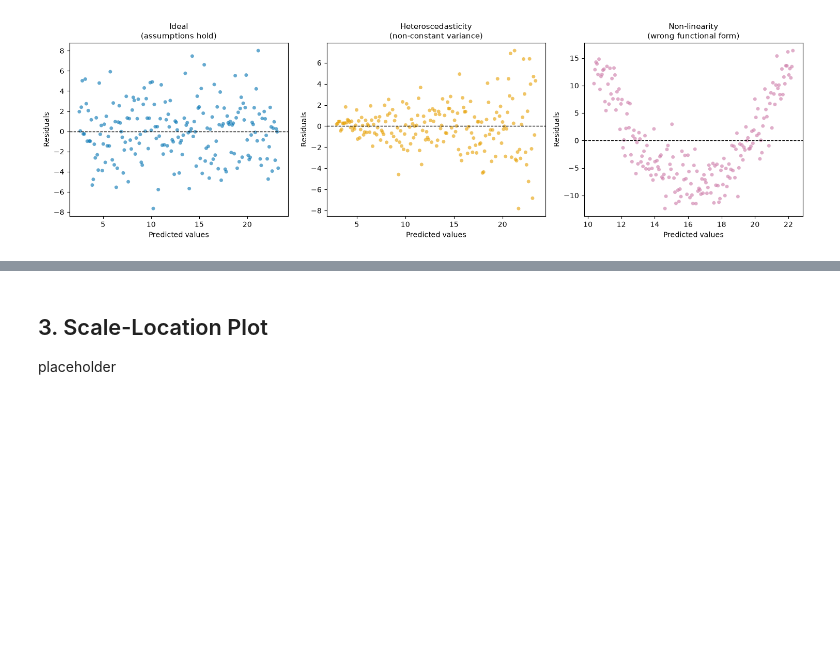
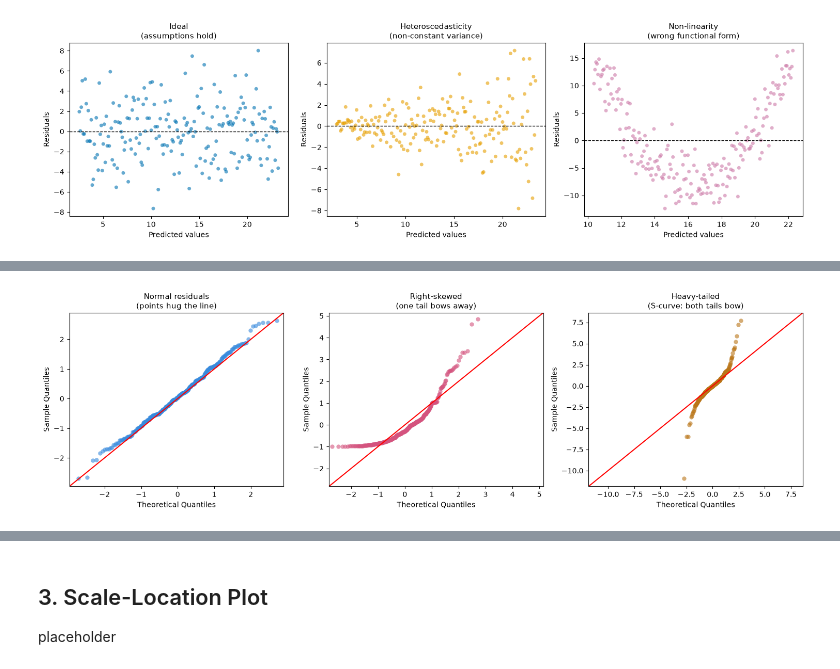
Before and after one commit to cisanta1029/intuition-builders, a Jupyter notebook: 02_regression_diagnostic.ipynb, the cells around one changed output, grey strips where cells are left out. Drawn from its saved outputs; the diff is of its cells as text; code cells hidden in the pictures; blank space fills up the shorter version.

```diff
--- a/02_regression_diagnostic.ipynb
+++ b/02_regression_diagnostic.ipynb
@@ -138,0 +226,18 @@ placeholder
+# %%
+fig, axes = plt.subplots(1, 3, figsize=(15, 4.5))
+
+specs = [
+    (axes[0], resid_normal, "Normal residuals\n(points hug the line)", "#378ADD"),
+    (axes[1], resid_skewed, "Right-skewed\n(one tail bows away)", "#D4537E"),
+    (axes[2], resid_heavy, "Heavy-tailed\n(S-curve: both tails bow)", "#BA7517"),
+]
+
+for ax, resid, title, color in specs:
+    sm.qqplot(resid, line="45", ax=ax, markerfacecolor=color,
+              markeredgecolor="none", alpha=0.6)
+    ax.set_title(title, fontsize=11)
+
+plt.tight_layout()
+plt.show()
+# %% [output]
+[figure, added]
```
Also changed, not shown: parts of 9 cells of this notebook.
